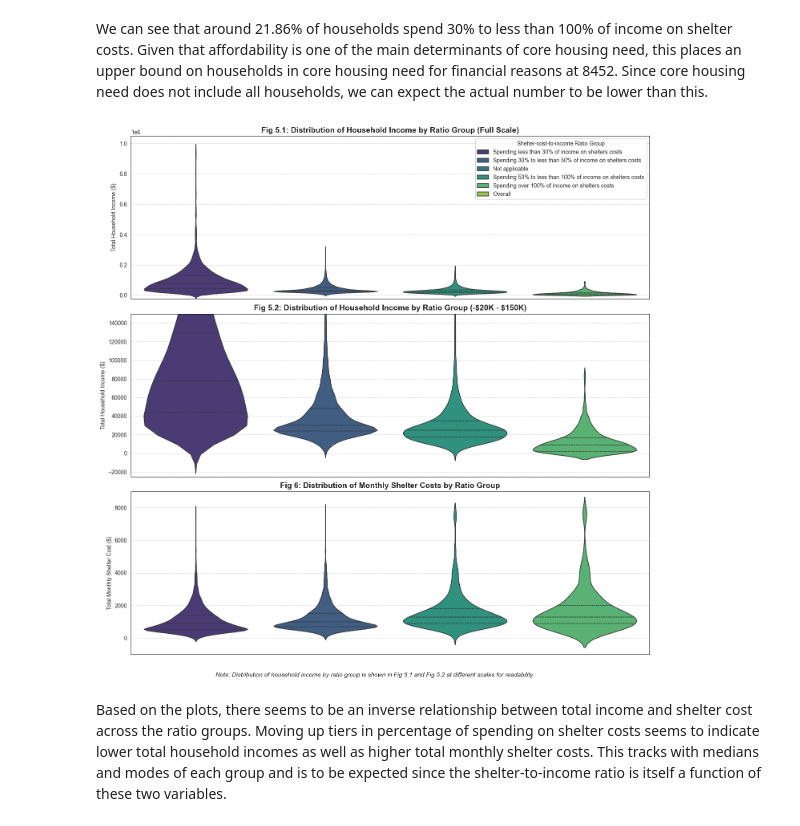
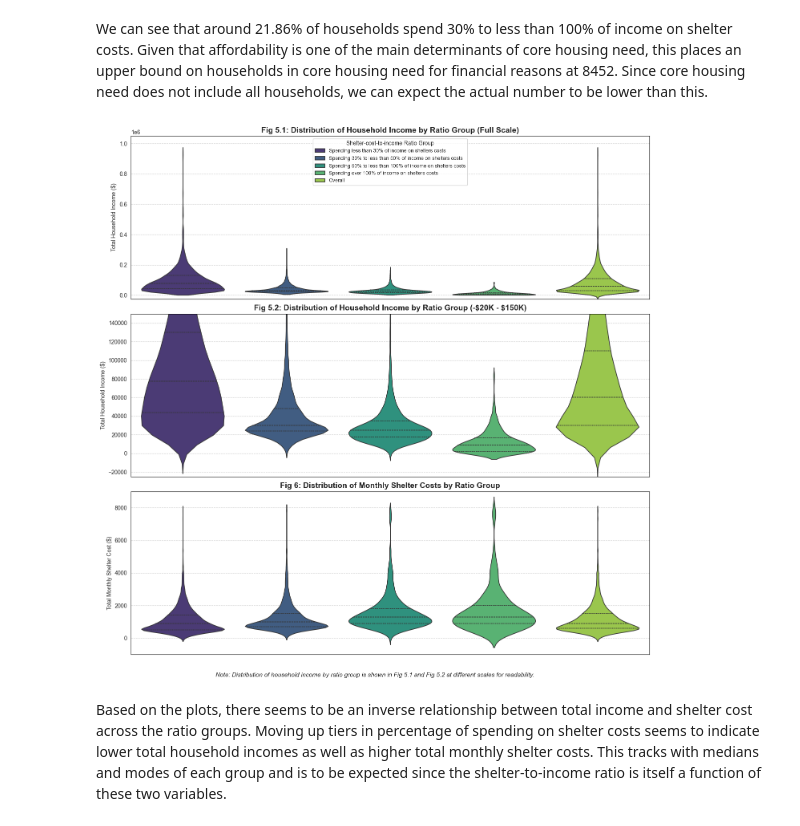
Before and after one commit to etrung/CHS2022, a Jupyter notebook: code/CHS2022.ipynb, the cells around one changed output. Saved outputs shown, nothing was run; the diff lists cells and outputs as text; code cells hidden in the pictures.

Commit message:
Fix figures 5 and 6

```diff
--- a/code/CHS2022.ipynb
+++ b/code/CHS2022.ipynb
@@ -419,40 +429,56 @@ plt.show()
 We can see that around 21.86% of households spend 30% to less than 100% of income on shelter costs. Given that affordability is one of the main determinants of core housing need, this places an upper bound on households in core housing need for financial reasons at 8452. Since core housing need does not include all households, we can expect the actual number to be lower than this.
 # %%
 # Violin plots for ratio group distributions
+
+plot_order = ratio_order + ['Overall']
 
 df_overall = df_filtered.copy()
 df_overall['PSTIR_GR'] = 'Overall'
 
-df_overall = pd.concat([df_filtered, df_overall], ignore_index=True)
+df_with_overall = df_filtered[df_filtered['PSTIR_GR'].isin(ratio_order)].copy()
+df_with_overall = pd.concat([df_filtered, df_overall], ignore_index=True)
 
 fig, axes = plt.subplots(3, 1, figsize=(14, 14))
 
 # Plot income distribution (full scale)
 sns.violinplot(
-    data=df_overall,
+    data=df_with_overall,
     x='PSTIR_GR',
     y='PHHTTINC',
     hue='PSTIR_GR',
-    order=ratio_order,
+    order=plot_order,
     palette='viridis',
     ax=axes[0],
     inner='quartile',
-    legend=True
+    legend=True,
+    cut=0,
 )
 axes[0].set_title('Fig 5.1: Distribution of Household Income by Ratio Group (Full Scale)', fontweight='bold', fontsize=14)
 axes[0].set_ylabel('Total Household Income ($)')
 axes[0].set_xlabel('')
 axes[0].set_xticks([])
-axes[0].legend_.set_title('Shelter-cost-to-income Ratio Group')
 axes[0].set_ylim(-25000, 1050000)
+
+# Reformat legend
+handles, labels = axes[0].get_legend_handles_labels()
+filtered_indices = [i for i, label in enumerate(labels) if label in plot_order]
+axes[0].legend(
+    [handles[i] for i in filtered_indices],
+    [labels[i] for i in filtered_indices],
+    title='Shelter-cost-to-income Ratio Group',
+    loc='upper center',
+    fontsize=9,
+    title_fontsize=10,
+    framealpha=0.8
+)
 
 # Plot income distribution (-25000 - 150000)
 sns.violinplot(
-    data=df_overall,
+    data=df_with_overall,
     x='PSTIR_GR',
     y='PHHTTINC',
     hue='PSTIR_GR',
-    order=ratio_order,
+    order=plot_order,
     palette='viridis',
     ax=axes[1],
     inner='quartile',
@@ -462,36 +488,36 @@ axes[1].set_title('Fig 5.2: Distribution of Household Income by Ratio Group (-\\
 axes[1].set_ylabel('Total Household Income ($)')
 axes[1].set_xlabel('')
 axes[1].set_xticks([])
 axes[1].set_ylim(-25000, 150000)
 
 # Plot shelter cost distribution
 sns.violinplot(
-    data=df_overall,
+    data=df_with_overall,
     x='PSTIR_GR',
     y='PDV_SHCO',
     hue='PSTIR_GR',
-    order=ratio_order,
+    order=plot_order,
     palette='viridis',
     ax=axes[2],
     inner='quartile',
     legend=False
 )
 axes[2].set_title('Fig 6: Distribution of Monthly Shelter Costs by Ratio Group', fontweight='bold', fontsize=14)
 axes[2].set_ylabel('Total Monthly Shelter Cost ($)')
 axes[2].set_xlabel('')
 axes[2].set_xticks([])
 axes[2].set_ylim(-1000, 9000)
 
 ratio_annot = ("Note: Distribution of household income by ratio group is shown in Fig 5.1 and Fig 5.2 at different scales for readability.")
 
 plt.figtext(0.5, 0.01, ratio_annot,
             ha='center', fontsize=11, style='italic')
 
 plt.tight_layout()
 plt.subplots_adjust(bottom=0.05)
 plt.show()
 # %% [output]
-[figure, old version]
+[figure, new version]
 # %% [markdown]
 Based on the plots, there seems to be an inverse relationship between total income and shelter cost across the ratio groups. Moving up tiers in percentage of spending on shelter costs seems to indicate lower total household incomes as well as higher total monthly shelter costs. This tracks with medians and modes of each group and is to be expected since the shelter-to-income ratio is itself a function of these two variables.
 # %%
```
Also changed, not shown: parts of 2 cells of this notebook, 1 other file.
